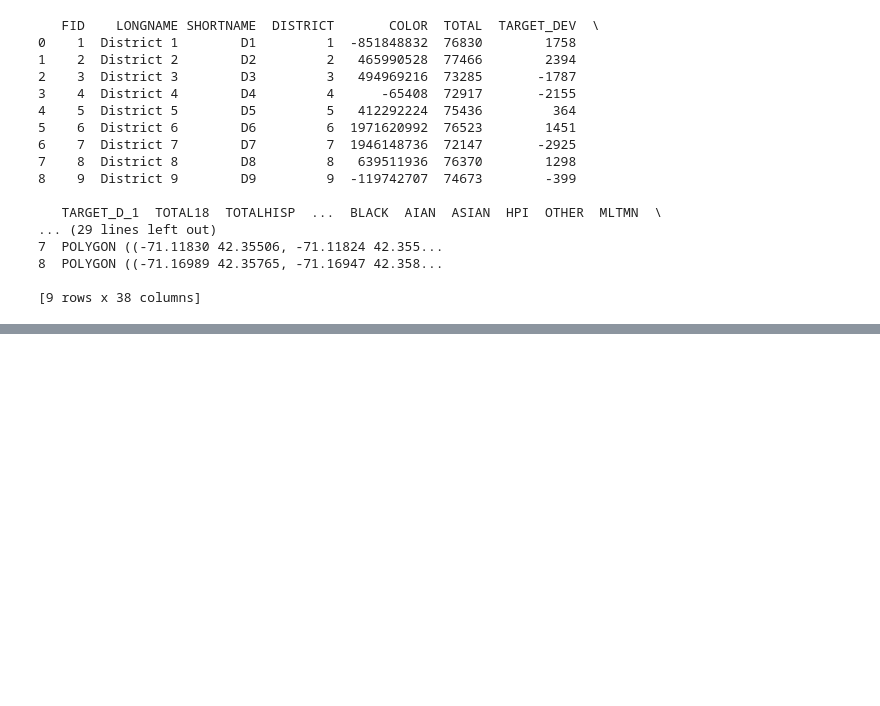
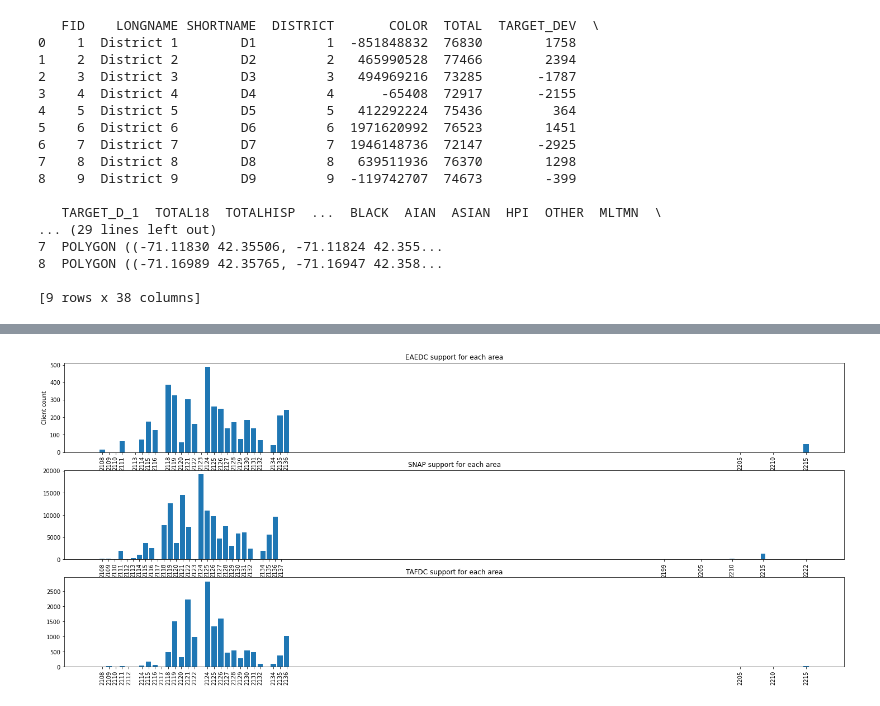
Before and after one commit to BU-Spark/ds-councilor-lara-ubi, a Jupyter notebook: spring23-team-1/backgroundAnalytics/JiaheAnalytics.ipynb, the cells around one changed output, grey strips where cells are left out. Drawn from its saved outputs; the diff is of its cells as text; code cells hidden in the pictures; blank space fills up the shorter version.

```diff
--- a/spring23-team-1/backgroundAnalytics/JiaheAnalytics.ipynb
+++ b/spring23-team-1/backgroundAnalytics/JiaheAnalytics.ipynb
@@ -150,0 +202,42 @@ print(shapefile)
+# %%
+EAEDC_data = filtered.loc[filtered["AU_PGM_CD"]=="EAEDC", ["ZIP_CODE","CLIENTS"]]
+SNAP_data = filtered.loc[filtered["AU_PGM_CD"]=="SNAP",["ZIP_CODE","CLIENTS"]]
+TAFDC_data = filtered.loc[filtered["AU_PGM_CD"]=="TAFDC",["ZIP_CODE","CLIENTS"]]
+
+EAEDC_data = EAEDC_data.groupby("ZIP_CODE")["CLIENTS"]
+EAEDC_labels = list(EAEDC_data.groups.keys())
+
+SNAP_data = SNAP_data.groupby("ZIP_CODE")["CLIENTS"]
+SNAP_labels = list(SNAP_data.groups.keys())
+
+TAFDC_data = TAFDC_data.groupby("ZIP_CODE")["CLIENTS"]
+TAFDC_labels = list(TAFDC_data.groups.keys())
+
+fig, (ax1,ax2,ax3) = plt.subplots(3,1)
+fig.set_size_inches(25,10)
+
+ax1.bar(EAEDC_labels,EAEDC_data.sum())
+ax1.set_xticks(EAEDC_labels)
+ax1.set_xticklabels(labels= EAEDC_labels ,rotation = 90)
+ax1.set_title("EAEDC support for each area")
+ax1.set_ylabel("Client count")
+
+ax2.bar(SNAP_labels,SNAP_data.sum())
+ax2.set_xticks(SNAP_labels)
+ax2.set_xticklabels(labels= SNAP_labels ,rotation = 90)
+ax2.set_title("SNAP support for each area")
+ax2.set_ylabel("Client count")
+
+
+ax3.bar(TAFDC_labels,TAFDC_data.sum())
+ax3.set_xticks(TAFDC_labels)
+ax3.set_xticklabels(labels= TAFDC_labels ,rotation = 90)
+ax3.set_title("TAFDC support for each area")
+ax3.set_ylabel("Client count")
+
+
+
+
+plt.show()
+# %% [output]
+[figure, added]
```
Also changed, not shown: parts of 2 cells of this notebook.
